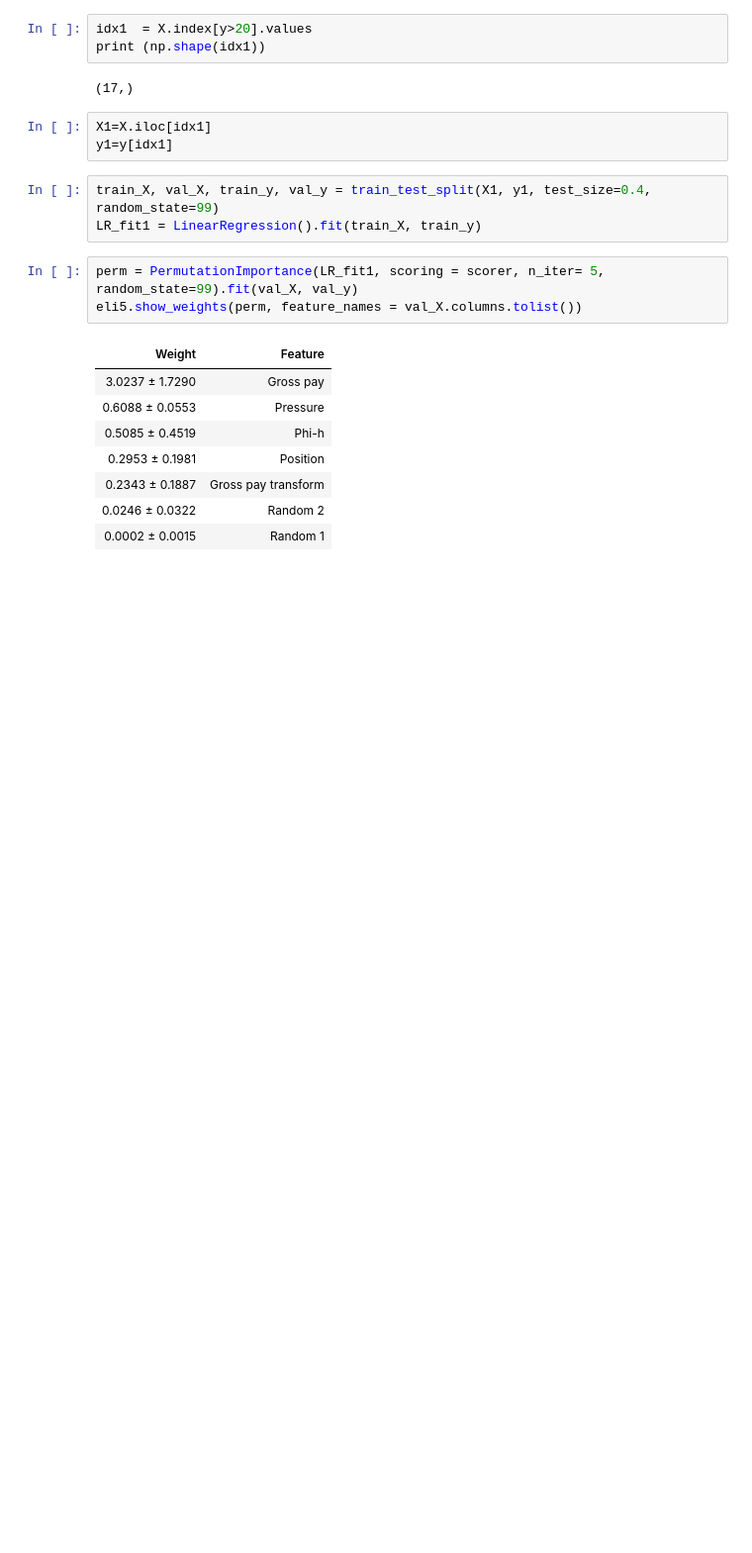
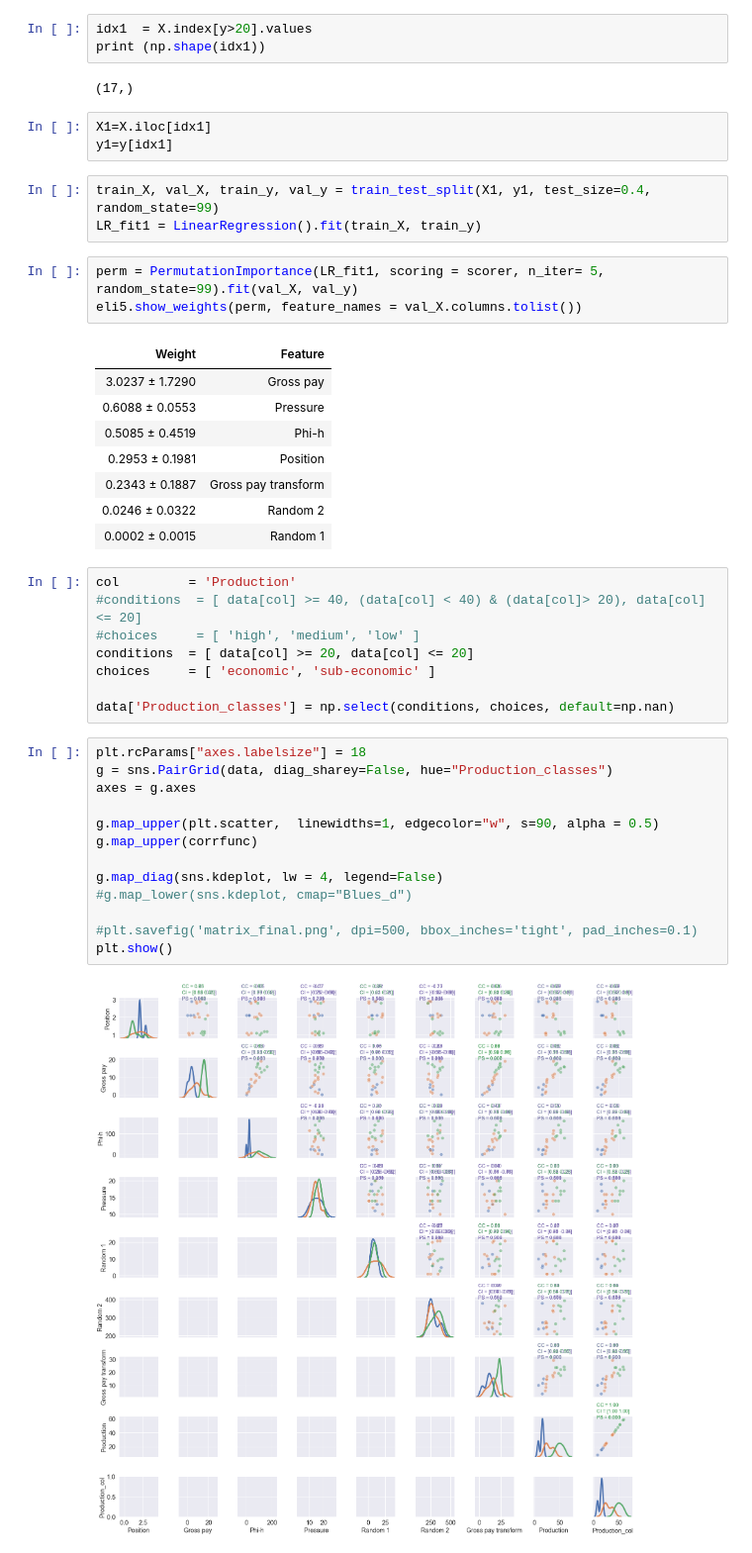
Before and after one commit to mycarta/Data-science-tools-petroleum-exploration-and-production, a Jupyter notebook: Python/notebooks/variable_selection_05_LR_permutation_importance.ipynb, the cells around one changed output. Shown: that part at 99% size. Cells and saved outputs as stored; diff of their text form; blank space fills up the shorter version.

```diff
--- a/Python/notebooks/variable_selection_05_LR_permutation_importance.ipynb
+++ b/Python/notebooks/variable_selection_05_LR_permutation_importance.ipynb
@@ -81,3 +81,26 @@ eli5.show_weights(perm, feature_names = val_X.columns.tolist())
 | 0.2343 ± 0.1887 | Gross pay transform |
 | 0.0246 ± 0.0322 | Random 2 |
 | 0.0002 ± 0.0015 | Random 1 |
+# %%
+col         = 'Production'
+#conditions  = [ data[col] >= 40, (data[col] < 40) & (data[col]> 20), data[col] <= 20]
+#choices     = [ 'high', 'medium', 'low' ]
+conditions  = [ data[col] >= 20, data[col] <= 20]
+choices     = [ 'economic', 'sub-economic' ]
+
+data['Production_classes'] = np.select(conditions, choices, default=np.nan)
+# %%
+plt.rcParams["axes.labelsize"] = 18
+g = sns.PairGrid(data, diag_sharey=False, hue="Production_classes")
+axes = g.axes
+
+g.map_upper(plt.scatter,  linewidths=1, edgecolor="w", s=90, alpha = 0.5)
+g.map_upper(corrfunc)
+
+g.map_diag(sns.kdeplot, lw = 4, legend=False)
+#g.map_lower(sns.kdeplot, cmap="Blues_d")
+
+#plt.savefig('matrix_final.png', dpi=500, bbox_inches='tight', pad_inches=0.1)
+plt.show()
+# %% [output]
+[figure, added]
```
Also changed, not shown: 1 other file.
